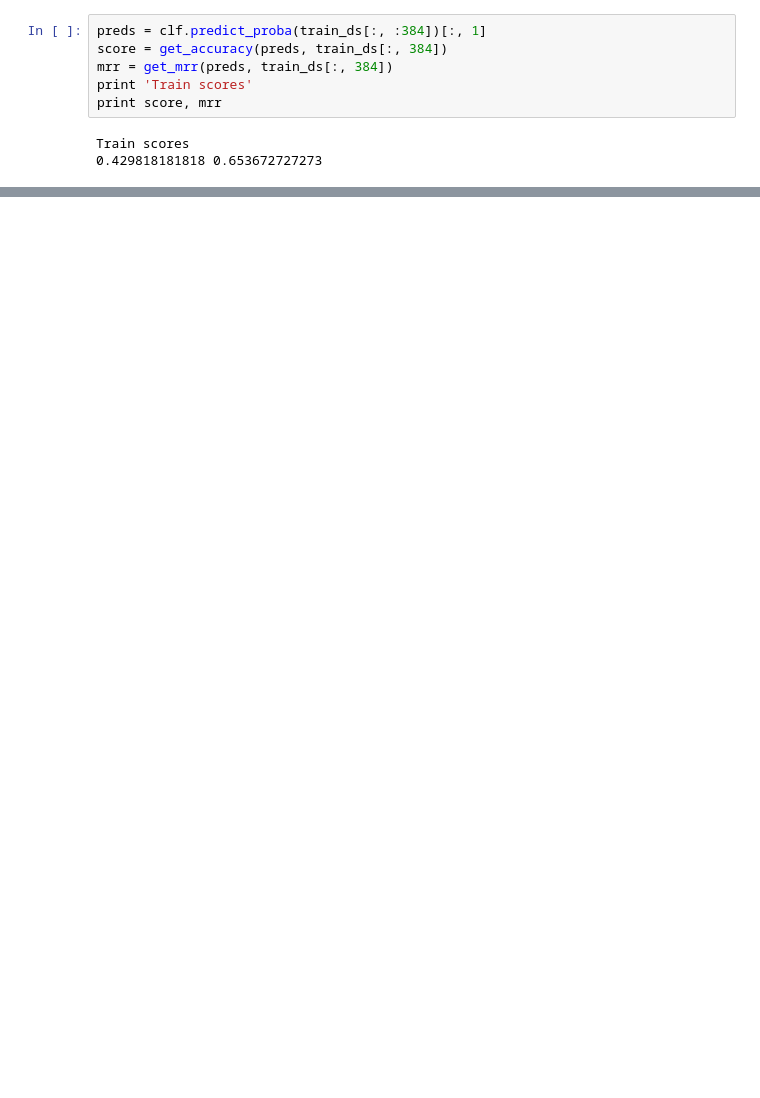
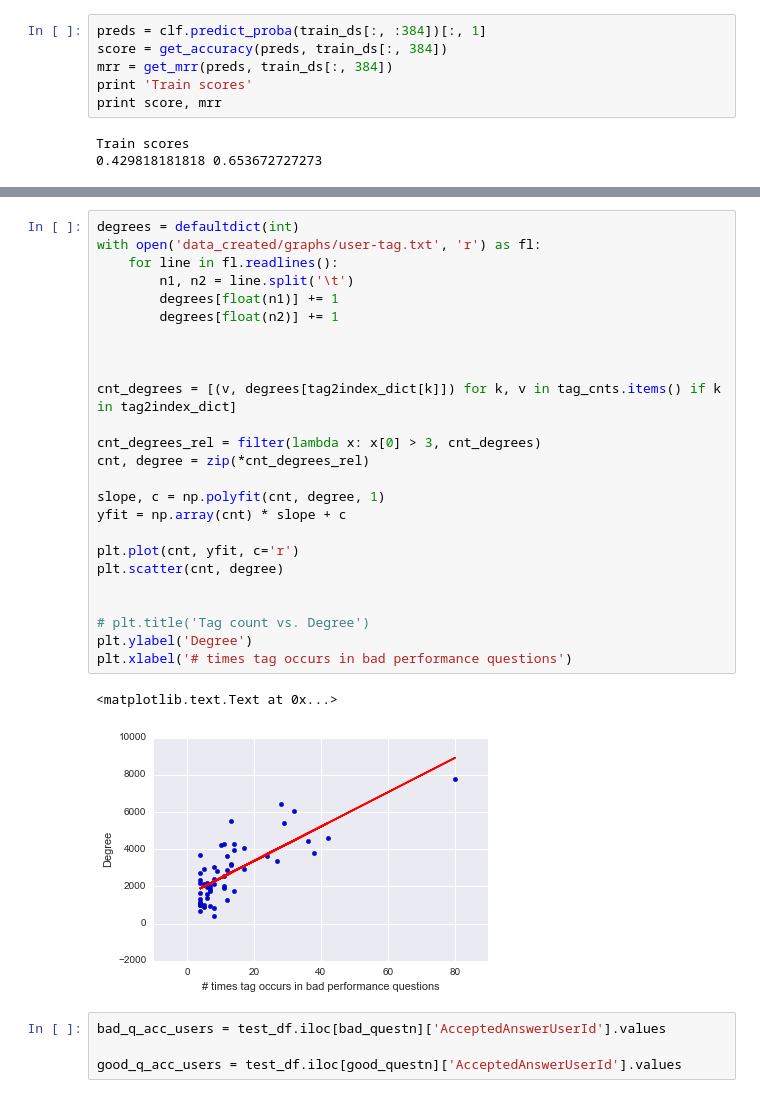
Before and after one commit to CS224W/Project, a Jupyter notebook: code/node2vec grid accuracy.ipynb, the cells around one changed output, grey strips where cells are left out. Drawn from its saved outputs; the diff is of its cells as text; blank space fills up the shorter version.

```diff
--- a/code/node2vec grid accuracy.ipynb
+++ b/code/node2vec grid accuracy.ipynb
@@ -401,0 +584,32 @@ print get_mrr(preds, test_ds[:, 384])
+# %%
+degrees = defaultdict(int)
+with open('data_created/graphs/user-tag.txt', 'r') as fl:
+    for line in fl.readlines():
+        n1, n2 = line.split('\t')
+        degrees[float(n1)] += 1
+        degrees[float(n2)] += 1
+
+
+
+cnt_degrees = [(v, degrees[tag2index_dict[k]]) for k, v in tag_cnts.items() if k in tag2index_dict]
+
+cnt_degrees_rel = filter(lambda x: x[0] > 3, cnt_degrees)
+cnt, degree = zip(*cnt_degrees_rel)
+
+slope, c = np.polyfit(cnt, degree, 1)
+yfit = np.array(cnt) * slope + c
+
+plt.plot(cnt, yfit, c='r')
+plt.scatter(cnt, degree)
+
+
+# plt.title('Tag count vs. Degree')
+plt.ylabel('Degree')
+plt.xlabel('# times tag occurs in bad performance questions')
+# %% [output]
+<matplotlib.text.Text at 0x...>
+[figure, added]
+# %%
+bad_q_acc_users = test_df.iloc[bad_questn]['AcceptedAnswerUserId'].values
+
+good_q_acc_users = test_df.iloc[good_questn]['AcceptedAnswerUserId'].values
```
Also changed, not shown: parts of 23 cells of this notebook, 12 other files.
